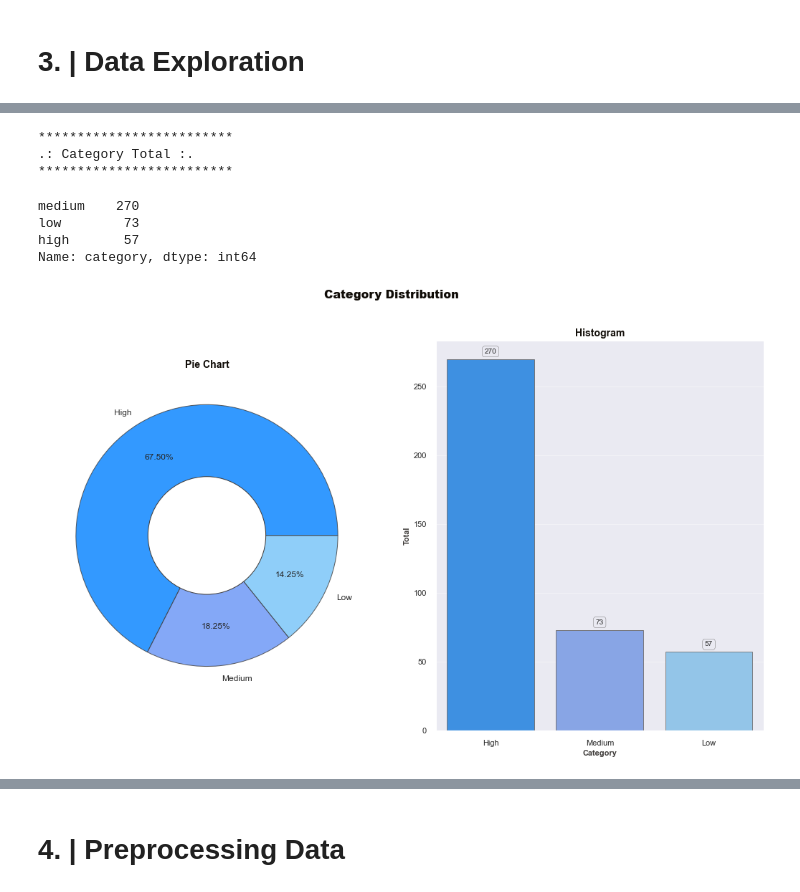
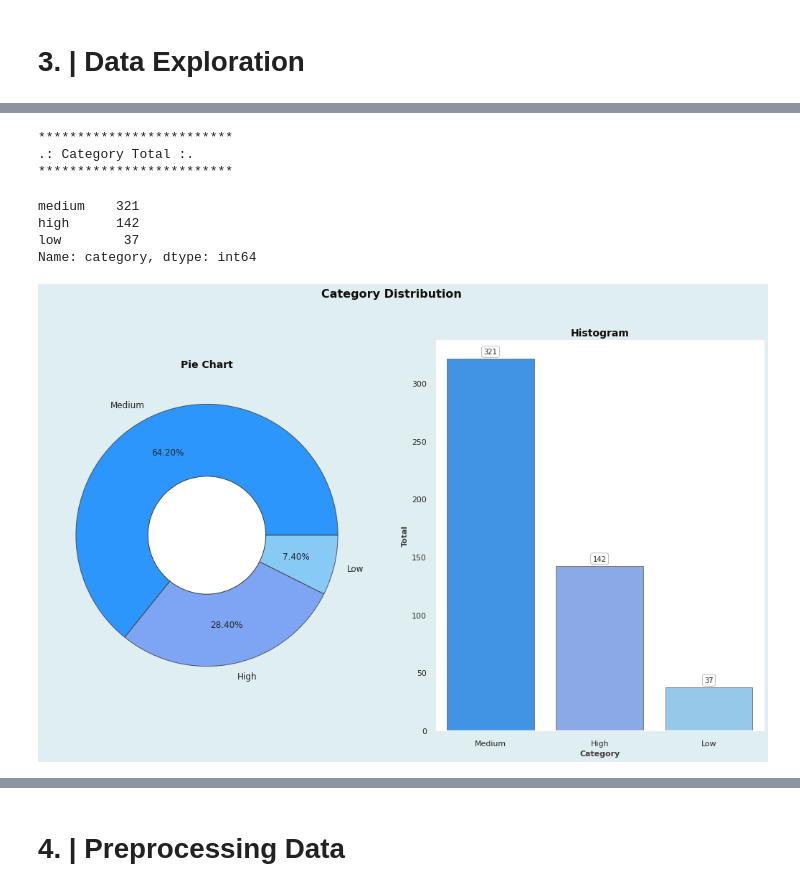
Before and after one commit to MFTDhilah/Insight1, a Jupyter notebook: TAOrbit.ipynb, the cells around one changed output, grey strips where cells are left out. Cells and saved outputs as stored; diff of their text form; code cells hidden in the pictures.

```diff
--- a/TAOrbit.ipynb
+++ b/TAOrbit.ipynb
@@ -21,6 +26,6 @@ from yellowbrick.model_selection import LearningCurve
 # %% [markdown]
 # 2. | Read Dataset
 # %%
-df = pd.read_csv("adm_data.csv",index_col=0)
+df = pd.read_csv("adm_data.csv")
 df.head()
 # %% [output]
@@ -43,0 +47,3 @@ df.tail()
+# %%
+df.columns = df.columns.str.replace(' ', '')
+df.columns
@@ -86,12 +98,12 @@ df.describe()
 # %%
 data = []
-rate = df["Chance of Admit"].values
+rate = df["ChanceofAdmit"].values
 for x in rate:
-  if (x >= 0.1 and x < 0.60):
+  if (x >= 0.01 and x < 0.5):
     data.append("low")
-  elif (x >= 0.60 and x < 0.90):
+  elif (x >= 0.5 and x <= 0.8):
     data.append("medium")
-  elif (x >= 0.90 and x < 1.00):
+  elif (x > 0.8 and x <= 1.0):
     data.append("high")
 # %%
 df['category'] = data
@@ -135,0 +138,5 @@ plot.map_lower(sns.kdeplot)
+# %%
+# Map to upper,lower and diagonal
+plt.rcParams['axes.facecolor'] = "#FFFFFF"
+plt.rcParams['figure.facecolor'] = "#dfeef1"
+g = sns.pairplot(data=df,hue='Research',markers=["^", "v"],palette='Blues')
@@ -136,14 +145,10 @@ plot.map_lower(sns.kdeplot)
 # %%
 # --- Create List of Color Palletes ---
-red_grad = ['#FF0000', '#BF0000', '#800000', '#400000', '#000000']
-pink_grad = ['#8A0030', '#BA1141', '#FF5C8A', '#FF99B9', '#FFDEEB']
-purple_grad = ['#4C0028', '#7F0043', '#8E004C', '#A80059', '#C10067']
-color_mix = ['#F38BB2', '#FFB9CF', '#FFD7D7', '#F17881', '#E7525B']
 black_grad = ['#100C07', '#3E3B39', '#6D6A6A', '#9B9A9C', '#CAC9CD']
 blue_grad = ['#0080FF', '#6593F5', '#73C2F8', '#66D7EB', '#111E6C']
 # --- Setting Colors, Labels, Order ---
 colors=blue_grad[0:3]
-labels=['High', 'Medium', 'Low']
+labels=['Medium', 'High', 'Low']
 order=df['category'].value_counts().index
 
 # --- Size for Both Figures ---
@@ -165,36 +170,36 @@ plt.gcf().gca().add_artist(centre)
 countplt = plt.subplot(1, 2, 2)
 plt.title('Histogram', fontweight='bold', fontsize=14,
           fontfamily='sans-serif', color=black_grad[0])
 ax = sns.countplot(x='category', data=df, palette=colors, order=order,
                    edgecolor=black_grad[2], alpha=0.85)
 for rect in ax.patches:
     ax.text (rect.get_x()+rect.get_width()/2,
              rect.get_height()+4.25,rect.get_height(),
              horizontalalignment='center', fontsize=10,
              bbox=dict(facecolor='none', edgecolor=black_grad[0],
                        linewidth=0.25, boxstyle='round'))
 
 plt.xlabel('Category', fontweight='bold', fontsize=11, fontfamily='sans-serif',
            color=black_grad[1])
 plt.ylabel('Total', fontweight='bold', fontsize=11, fontfamily='sans-serif',
            color=black_grad[1])
 plt.xticks([0, 1, 2], labels)
 plt.grid(axis='y', alpha=0.4)
 countplt
 
 # --- Count Categorical Labels w/out Dropping Null Walues ---
 print('*' * 25)
 print('\033[1m'+'.: Category Total :.'+'\033[0m')
 print('*' * 25)
 df.category.value_counts(dropna=False)
 # %% [output]
 *************************
 .: Category Total :.
 *************************
-medium    270
-low        73
-high       57
+medium    321
+high      142
+low        37
 Name: category, dtype: int64
-[figure, old version]
+[figure, new version]
 # %%
 # --- Variable, Color & Plot Size ---
```
Also changed, not shown: parts of 64 cells of this notebook, 13 other files.
